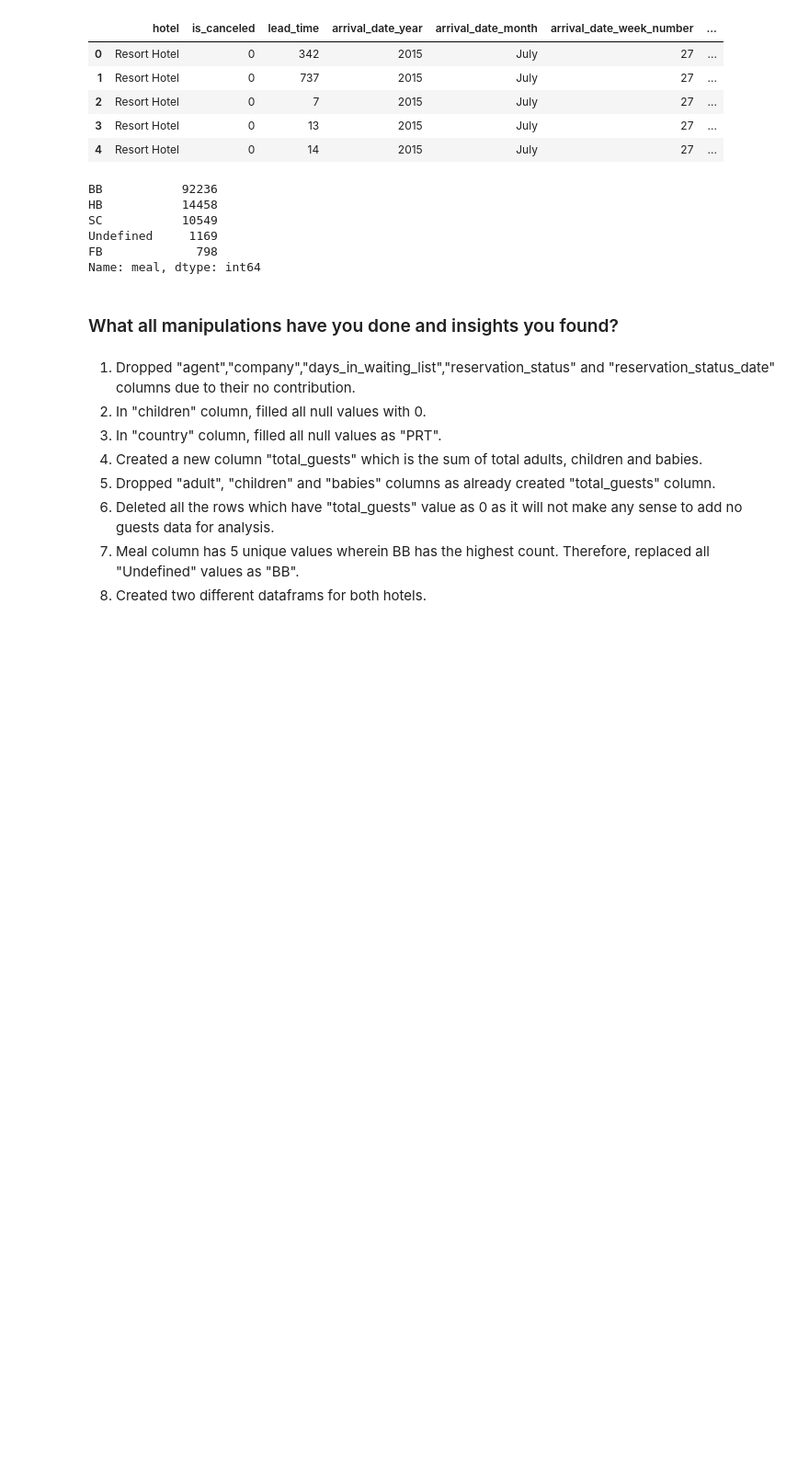
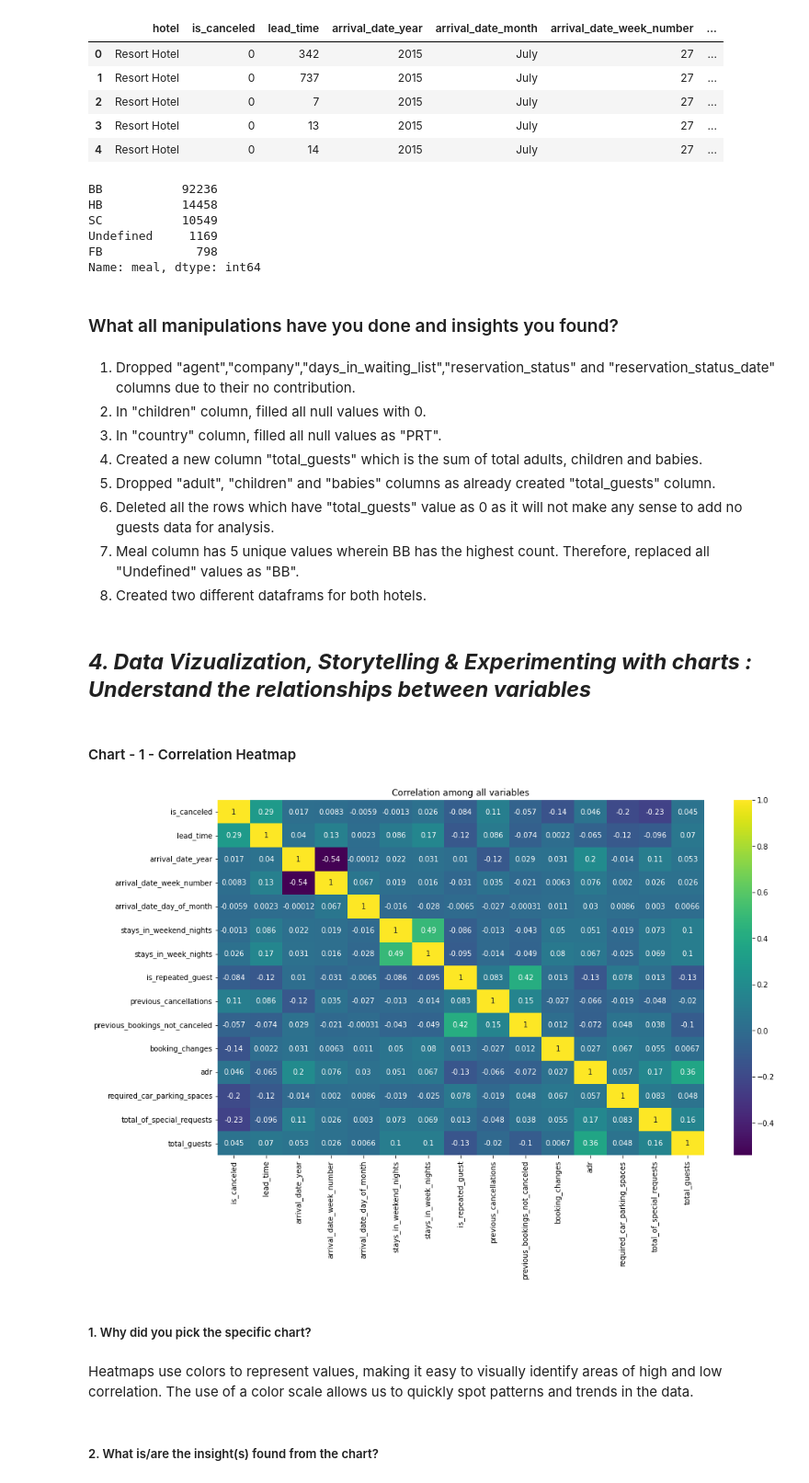
Before and after one commit to dhar9571/Python---Hotel-Booking-Data-Analysis, a Jupyter notebook: Capstone_Project_EDA_Hotel_Bookings_Data.ipynb, the cells around one changed output. Shown: that part at 92% size. Cells and saved outputs as stored; diff of their text form; code cells hidden in the pictures; blank space fills up the shorter version.

```diff
--- a/Capstone_Project_EDA_Hotel_Bookings_Data.ipynb
+++ b/Capstone_Project_EDA_Hotel_Bookings_Data.ipynb
@@ -418,3 +418,28 @@ df_city = df[df["hotel"]=="City Hotel"]
 6. Deleted all the rows which have "total_guests" value as 0 as it will not make any sense to add no guests data for analysis.
 7. Meal column has 5 unique values wherein BB has the highest count. Therefore, replaced all "Undefined" values as "BB".
 8. Created two different dataframs for both hotels.
+# %% [markdown]
+## ***4. Data Vizualization, Storytelling & Experimenting with charts : Understand the relationships between variables***
+# %% [markdown]
+#### Chart - 1 - Correlation Heatmap
+# %%
+# creating variable for correlation of dataframe columns:
+corr = df.corr()
+
+# Setting up plot size:
+plt.rcParams["figure.figsize"]=(15,9)
+
+# Correlation Heatmap visualization code
+sns.heatmap(data=corr,cmap='viridis',annot=True,cbar=True)
+
+# setting up plot title:
+plt.title("Correlation among all variables")
+plt.show()
+# %% [output]
+[figure, added]
+# %% [markdown]
+##### 1. Why did you pick the specific chart?
+# %% [markdown]
+Heatmaps use colors to represent values, making it easy to visually identify areas of high and low correlation. The use of a color scale allows us to quickly spot patterns and trends in the data.
+# %% [markdown]
+##### 2. What is/are the insight(s) found from the chart?
```
Also changed, not shown: parts of 43 cells of this notebook.
